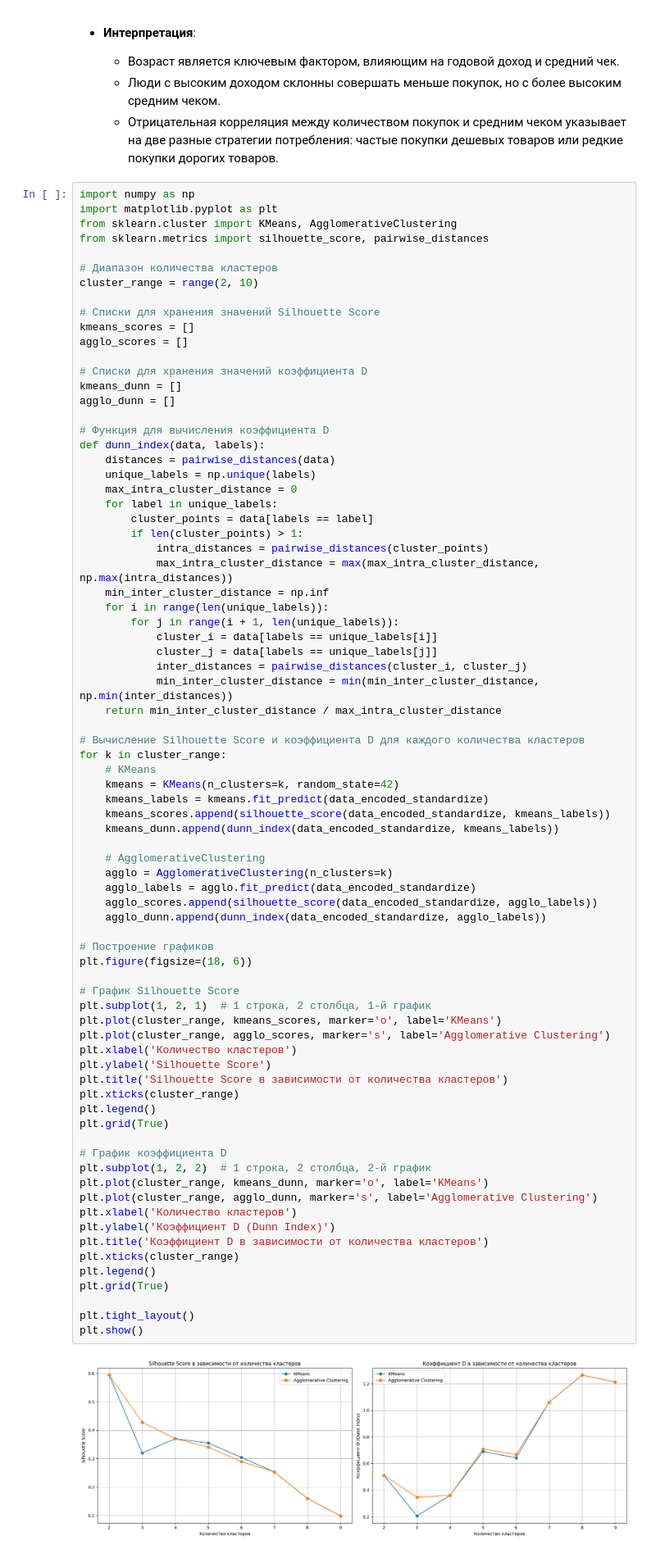
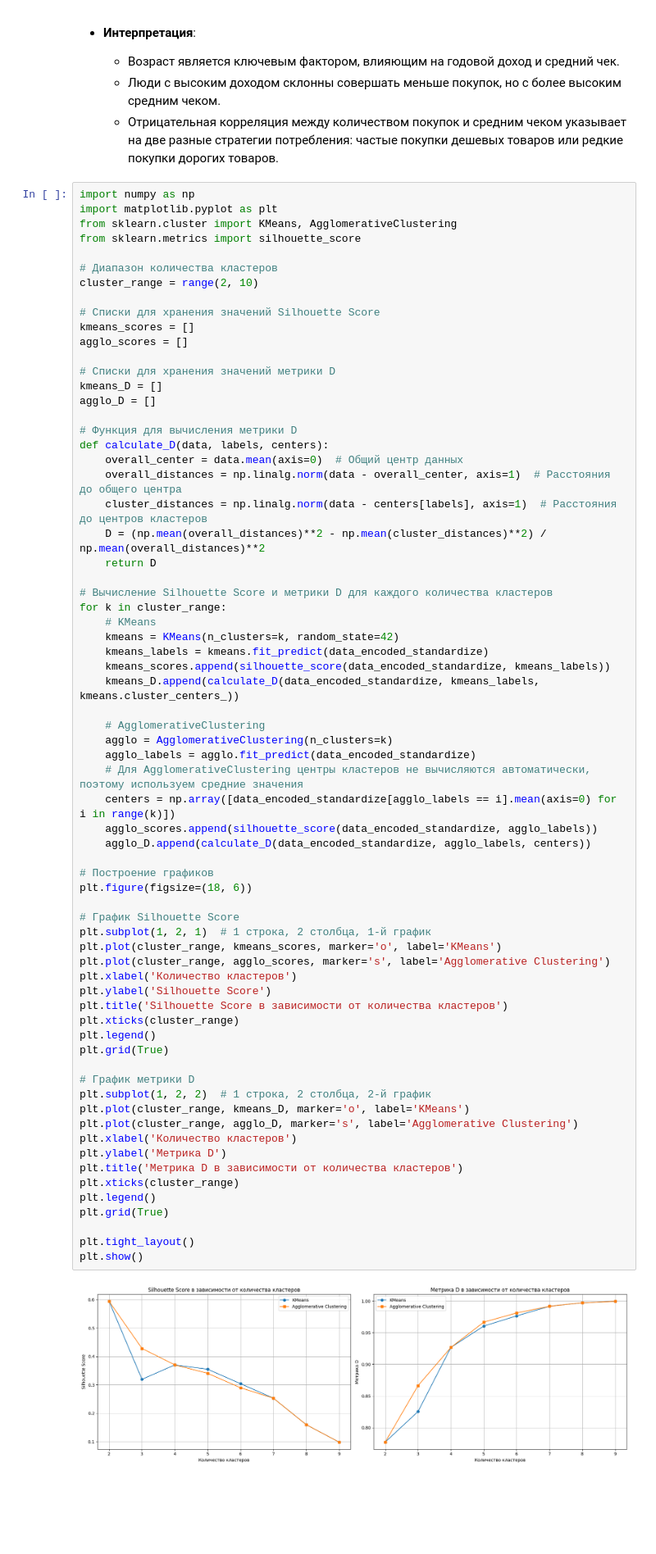
Before and after one commit to PetrBonyuk/data_analysis, a Jupyter notebook: klaster.ipynb, the cells around one changed output. Shown at 82% size. Drawn from its saved outputs; the diff is of its cells as text; blank space fills up the shorter version.

```diff
--- a/klaster.ipynb
+++ b/klaster.ipynb
@@ -102,7 +102,7 @@ plt.show()
 import numpy as np
 import matplotlib.pyplot as plt
 from sklearn.cluster import KMeans, AgglomerativeClustering
-from sklearn.metrics import silhouette_score, pairwise_distances
+from sklearn.metrics import silhouette_score
 
 # Диапазон количества кластеров
 cluster_range = range(2, 10)
@@ -111,72 +111,63 @@ cluster_range = range(2, 10)
 kmeans_scores = []
 agglo_scores = []
 
-# Списки для хранения значений коэффициента D
-kmeans_dunn = []
-agglo_dunn = []
+# Списки для хранения значений метрики D
+kmeans_D = []
+agglo_D = []
 
-# Функция для вычисления коэффициента D
-def dunn_index(data, labels):
-    distances = pairwise_distances(data)
-    unique_labels = np.unique(labels)
-    max_intra_cluster_distance = 0
-    for label in unique_labels:
-        cluster_points = data[labels == label]
-        if len(cluster_points) > 1:
-            intra_distances = pairwise_distances(cluster_points)
-            max_intra_cluster_distance = max(max_intra_cluster_distance, np.max(intra_distances))
-    min_inter_cluster_distance = np.inf
-    for i in range(len(unique_labels)):
-        for j in range(i + 1, len(unique_labels)):
-            cluster_i = data[labels == unique_labels[i]]
-            cluster_j = data[labels == unique_labels[j]]
-            inter_distances = pairwise_distances(cluster_i, cluster_j)
-            min_inter_cluster_distance = min(min_inter_cluster_distance, np.min(inter_distances))
-    return min_inter_cluster_distance / max_intra_cluster_distance
+# Функция для вычисления метрики D
+def calculate_D(data, labels, centers):
+    overall_center = data.mean(axis=0)  # Общий центр данных
+    overall_distances = np.linalg.norm(data - overall_center, axis=1)  # Расстояния до общего центра
+    cluster_distances = np.linalg.norm(data - centers[labels], axis=1)  # Расстояния до центров кластеров
+    D = (np.mean(overall_distances)**2 - np.mean(cluster_distances)**2) / np.mean(overall_distances)**2
+    return D
 
-# Вычисление Silhouette Score и коэффициента D для каждого количества кластеров
+# Вычисление Silhouette Score и метрики D для каждого количества кластеров
 for k in cluster_range:
     # KMeans
     kmeans = KMeans(n_clusters=k, random_state=42)
     kmeans_labels = kmeans.fit_predict(data_encoded_standardize)
     kmeans_scores.append(silhouette_score(data_encoded_standardize, kmeans_labels))
-    kmeans_dunn.append(dunn_index(data_encoded_standardize, kmeans_labels))
+    kmeans_D.append(calculate_D(data_encoded_standardize, kmeans_labels, kmeans.cluster_centers_))
 
     # AgglomerativeClustering
     agglo = AgglomerativeClustering(n_clusters=k)
     agglo_labels = agglo.fit_predict(data_encoded_standardize)
+    # Для AgglomerativeClustering центры кластеров не вычисляются автоматически, поэтому используем средние значения
+    centers = np.array([data_encoded_standardize[agglo_labels == i].mean(axis=0) for i in range(k)])
     agglo_scores.append(silhouette_score(data_encoded_standardize, agglo_labels))
-    agglo_dunn.append(dunn_index(data_encoded_standardize, agglo_labels))
+    agglo_D.append(calculate_D(data_encoded_standardize, agglo_labels, centers))
 
 # Построение графиков
 plt.figure(figsize=(18, 6))
 
 # График Silhouette Score
 plt.subplot(1, 2, 1)  # 1 строка, 2 столбца, 1-й график
 plt.plot(cluster_range, kmeans_scores, marker='o', label='KMeans')
 plt.plot(cluster_range, agglo_scores, marker='s', label='Agglomerative Clustering')
 plt.xlabel('Количество кластеров')
 plt.ylabel('Silhouette Score')
 plt.title('Silhouette Score в зависимости от количества кластеров')
 plt.xticks(cluster_range)
 plt.legend()
 plt.grid(True)
 
-# График коэффициента D
+# График метрики D
 plt.subplot(1, 2, 2)  # 1 строка, 2 столбца, 2-й график
-plt.plot(cluster_range, kmeans_dunn, marker='o', label='KMeans')
-plt.plot(cluster_range, agglo_dunn, marker='s', label='Agglomerative Clustering')
+plt.plot(cluster_range, kmeans_D, marker='o', label='KMeans')
+plt.plot(cluster_range, agglo_D, marker='s', label='Agglomerative Clustering')
 plt.xlabel('Количество кластеров')
-plt.ylabel('Коэффициент D (Dunn Index)')
-plt.title('Коэффициент D в зависимости от количества кластеров')
+plt.ylabel('Метрика D')
+plt.title('Метрика D в зависимости от количества кластеров')
 plt.xticks(cluster_range)
 plt.legend()
 plt.grid(True)
 
 plt.tight_layout()
 plt.show()
 # %% [output]
-[figure, old version]
+[figure, new version]
 # %% [markdown]
 Исходя из полученных значений коэффициента D и Silhouette Score, были реализованы методы К-средних и Иерархического метода при различном количестве кластеров:
 # %%
```
Also changed, not shown: parts of 12 cells of this notebook.
